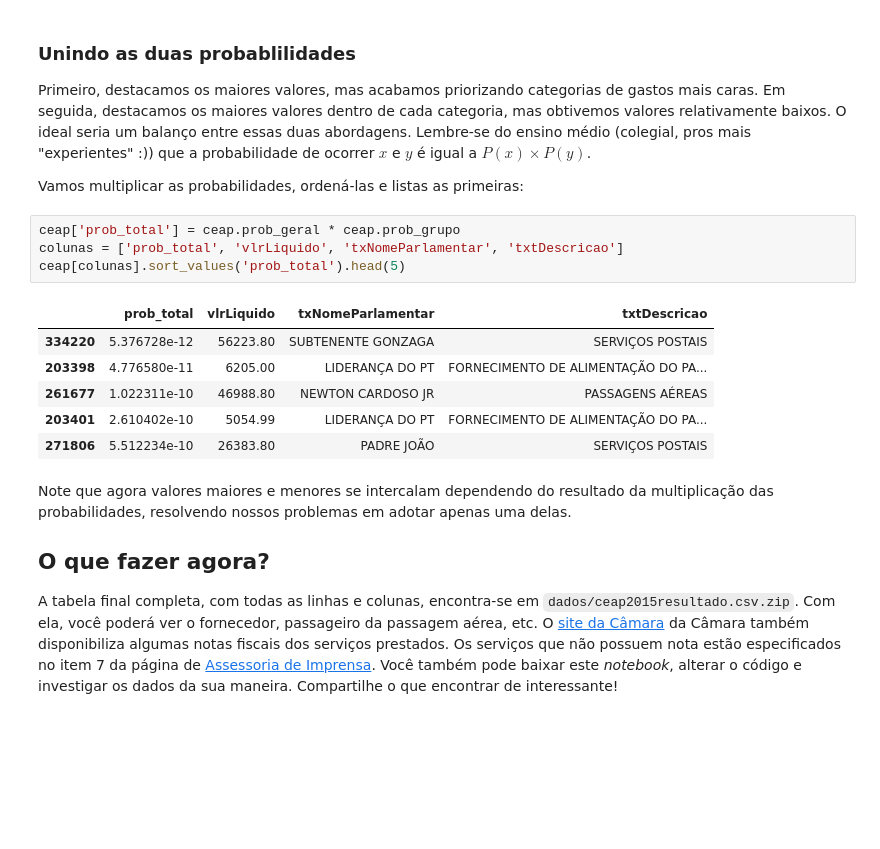
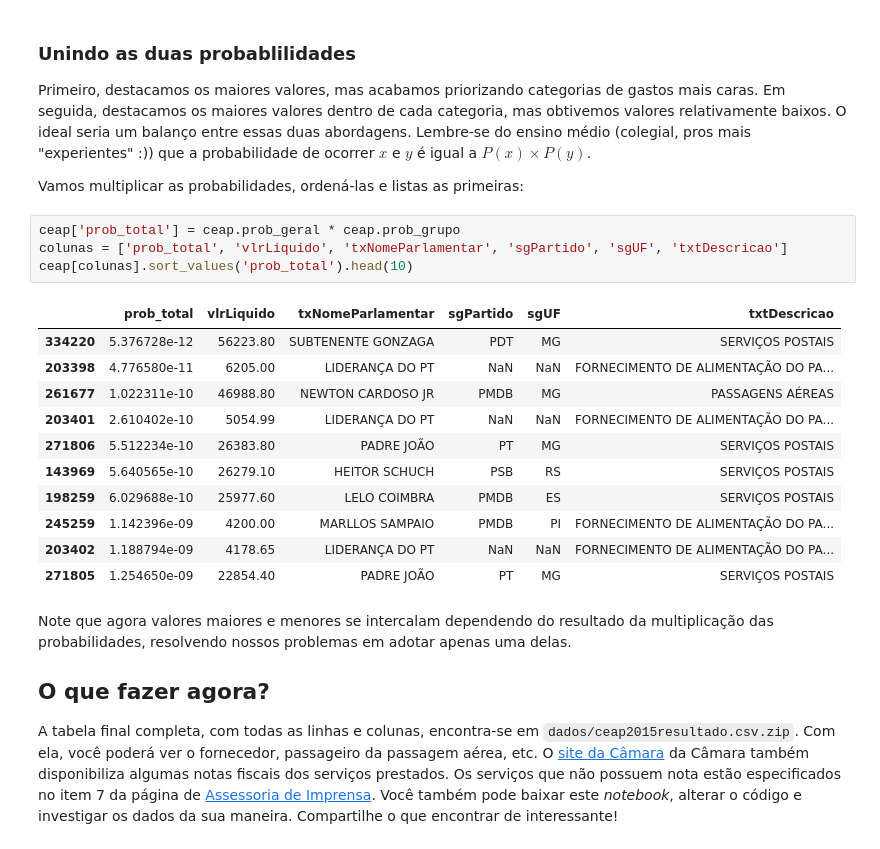
Before and after one commit to cemsbr/dados.gov.br, a Jupyter notebook: Outliers.ipynb, the cells around one changed output. Saved outputs shown, nothing was run; the diff lists cells and outputs as text; blank space fills up the shorter version.

Commit message:
Atualizações menores
- Sigla do partido e UF
- Mais linhas na tabela final
- Sigla corrigida

```diff
--- a/Outliers.ipynb
+++ b/Outliers.ipynb
@@ -206,15 +209,20 @@ Primeiro, destacamos os maiores valores, mas acabamos priorizando categorias de
 Vamos multiplicar as probabilidades, ordená-las e listas as primeiras:
 # %%
 ceap['prob_total'] = ceap.prob_geral * ceap.prob_grupo
-colunas = ['prob_total', 'vlrLiquido', 'txNomeParlamentar', 'txtDescricao']
-ceap[colunas].sort_values('prob_total').head(5)
+colunas = ['prob_total', 'vlrLiquido', 'txNomeParlamentar', 'sgPartido', 'sgUF', 'txtDescricao']
+ceap[colunas].sort_values('prob_total').head(10)
 # %% [output]
-|  | prob_total | vlrLiquido | txNomeParlamentar | txtDescricao |
-| 334220 | 5.376728e-12 | 56223.80 | SUBTENENTE GONZAGA | SERVIÇOS POSTAIS |
-| 203398 | 4.776580e-11 | 6205.00 | LIDERANÇA DO PT | FORNECIMENTO DE ALIMENTAÇÃO DO PA... |
-| 261677 | 1.022311e-10 | 46988.80 | NEWTON CARDOSO JR | PASSAGENS AÉREAS |
-| 203401 | 2.610402e-10 | 5054.99 | LIDERANÇA DO PT | FORNECIMENTO DE ALIMENTAÇÃO DO PA... |
-| 271806 | 5.512234e-10 | 26383.80 | PADRE JOÃO | SERVIÇOS POSTAIS |
+|  | prob_total | vlrLiquido | txNomeParlamentar | sgPartido | sgUF | txtDescricao |
+| 334220 | 5.376728e-12 | 56223.80 | SUBTENENTE GONZAGA | PDT | MG | SERVIÇOS POSTAIS |
+| 203398 | 4.776580e-11 | 6205.00 | LIDERANÇA DO PT | NaN | NaN | FORNECIMENTO DE ALIMENTAÇÃO DO PA... |
+| 261677 | 1.022311e-10 | 46988.80 | NEWTON CARDOSO JR | PMDB | MG | PASSAGENS AÉREAS |
+| 203401 | 2.610402e-10 | 5054.99 | LIDERANÇA DO PT | NaN | NaN | FORNECIMENTO DE ALIMENTAÇÃO DO PA... |
+| 271806 | 5.512234e-10 | 26383.80 | PADRE JOÃO | PT | MG | SERVIÇOS POSTAIS |
+| 143969 | 5.640565e-10 | 26279.10 | HEITOR SCHUCH | PSB | RS | SERVIÇOS POSTAIS |
+| 198259 | 6.029688e-10 | 25977.60 | LELO COIMBRA | PMDB | ES | SERVIÇOS POSTAIS |
+| 245259 | 1.142396e-09 | 4200.00 | MARLLOS SAMPAIO | PMDB | PI | FORNECIMENTO DE ALIMENTAÇÃO DO PA... |
+| 203402 | 1.188794e-09 | 4178.65 | LIDERANÇA DO PT | NaN | NaN | FORNECIMENTO DE ALIMENTAÇÃO DO PA... |
+| 271805 | 1.254650e-09 | 22854.40 | PADRE JOÃO | PT | MG | SERVIÇOS POSTAIS |
 # %% [markdown]
 Note que agora valores maiores e menores se intercalam dependendo do resultado da multiplicação das probabilidades, resolvendo nossos problemas em adotar apenas uma delas.
 
```
Also changed, not shown: parts of 8 cells of this notebook.
